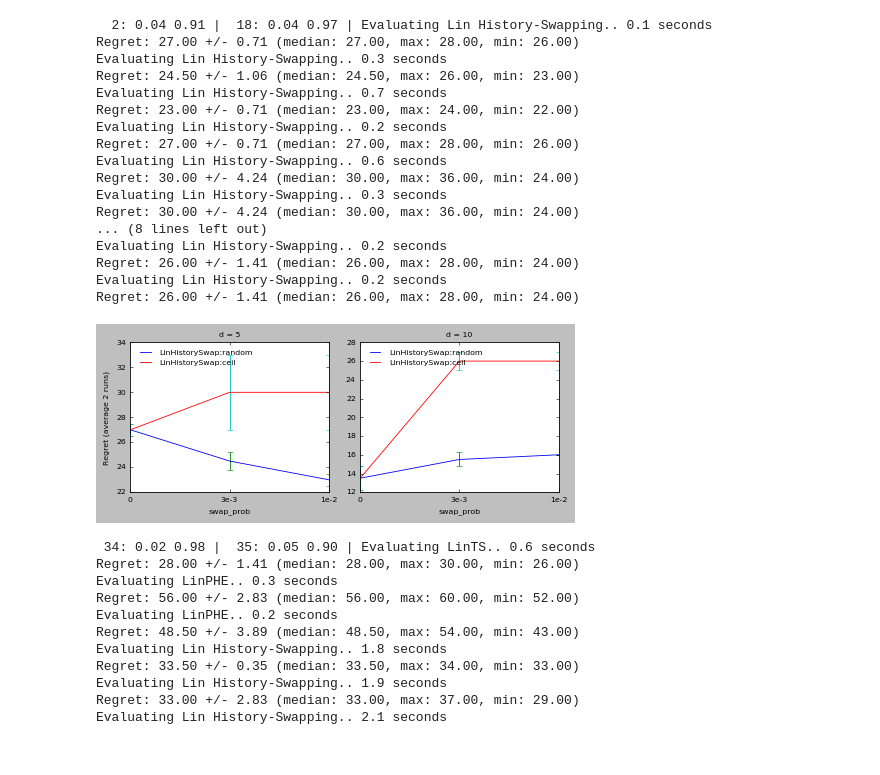
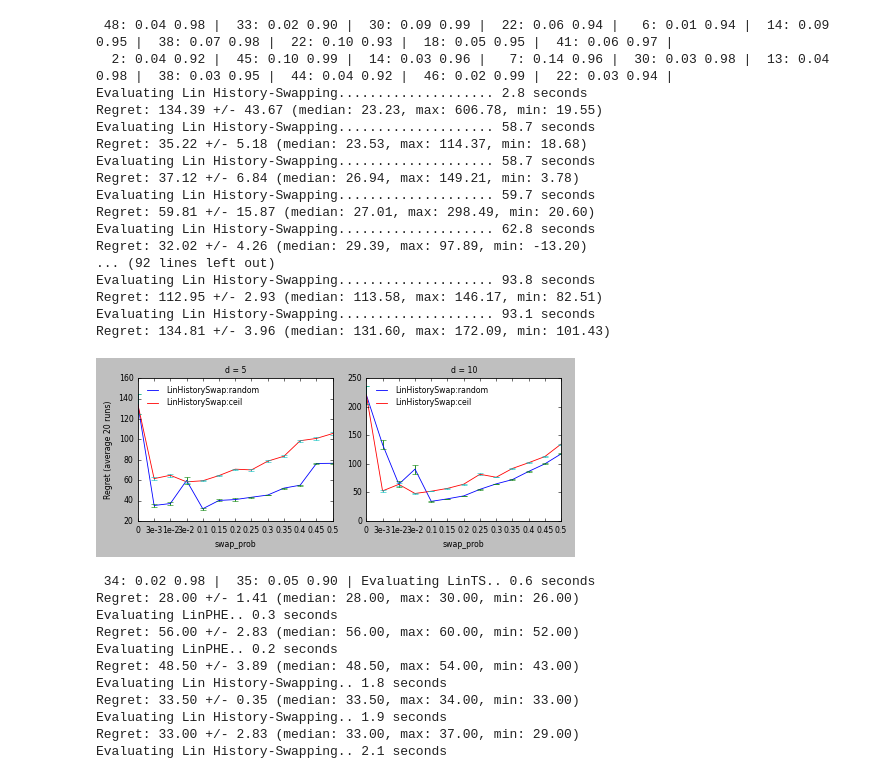
Before and after one commit to MyTHWN/Bandit-Randomization-Algorithms, a Jupyter notebook: notebooks/LinHSE_parallel.ipynb, the cells around one changed output. Cells and saved outputs as stored; diff of their text form; code cells hidden in the pictures.

```diff
--- a/notebooks/LinHSE_parallel.ipynb
+++ b/notebooks/LinHSE_parallel.ipynb
@@ -50,7 +50,7 @@ matplotlib 3.0.2
 # %%
 import datetime
 
-reward_noise = "bernoulli"
+reward_noise = "normal"
 
 swap_probs = [0, 3e-3, 1e-2, 3e-2, 0.1, 0.15, 0.2, 0.25, 0.3, 0.35, 0.4, 0.45, 0.5]
 swap_probs_labels = ['0', '3e-3', '1e-2', '3e-2', '0.1', '0.15', '0.2', '0.25',
@@ -107,51 +107,51 @@ for fig in range(2):
         for swap_prob in swap_probs:
             if d < 14:
                 regret, _ = evaluate_parallel(alg_class,
                     {"swap_prob": swap_prob, "sample_method": sample_method}, env, n, num_process=12)
             else:
                 regret, _ = evaluate(alg_class,
                     {"swap_prob": swap_prob, "sample_method": sample_method}, env, n)
 
             cum_regret = regret.sum(axis=0)
             regret_means.append(cum_regret.mean())
             regret_vars.append(cum_regret.std()/num_runs)
 
         plt.plot(x_axis, regret_means, dashes=linestyle2dashes('-'), label=alg+':'+sample_method)
         plt.errorbar(x_axis, regret_means, regret_vars, fmt="none")#, ecolor=colors[alg])
         plt.xticks(x_axis, swap_probs_labels)
 
   plt.title("d = %d" % d)
   plt.xlabel("swap_prob")
   if not fig:
     plt.ylabel("Regret (average {} runs)".format(num_runs))
   if fig <= 2:
     plt.legend(loc="upper left", frameon=False)
 
 plt.tight_layout()
 now = datetime.datetime.now()
 with open("../results/LinHS_vs_SwapProb_{}_{}_{}_{}.jpeg" \
           .format(now.month, now.day, now.hour, now.minute), "wb") as f:
   plt.savefig(f, format="jpeg", dpi=1200, bbox_inches=0)
 plt.show()
 # %% [output]
-  2: 0.04 0.91 |  18: 0.04 0.97 | Evaluating Lin History-Swapping.. 0.1 seconds
-Regret: 27.00 +/- 0.71 (median: 27.00, max: 28.00, min: 26.00)
-Evaluating Lin History-Swapping.. 0.3 seconds
-Regret: 24.50 +/- 1.06 (median: 24.50, max: 26.00, min: 23.00)
-Evaluating Lin History-Swapping.. 0.7 seconds
-Regret: 23.00 +/- 0.71 (median: 23.00, max: 24.00, min: 22.00)
-Evaluating Lin History-Swapping.. 0.2 seconds
-Regret: 27.00 +/- 0.71 (median: 27.00, max: 28.00, min: 26.00)
-Evaluating Lin History-Swapping.. 0.6 seconds
-Regret: 30.00 +/- 4.24 (median: 30.00, max: 36.00, min: 24.00)
-Evaluating Lin History-Swapping.. 0.3 seconds
-Regret: 30.00 +/- 4.24 (median: 30.00, max: 36.00, min: 24.00)
-... (8 lines left out)
-Evaluating Lin History-Swapping.. 0.2 seconds
-Regret: 26.00 +/- 1.41 (median: 26.00, max: 28.00, min: 24.00)
-Evaluating Lin History-Swapping.. 0.2 seconds
-Regret: 26.00 +/- 1.41 (median: 26.00, max: 28.00, min: 24.00)
+ 48: 0.04 0.98 |  33: 0.02 0.90 |  30: 0.09 0.99 |  22: 0.06 0.94 |   6: 0.01 0.94 |  14: 0.09 0.95 |  38: 0.07 0.98 |  22: 0.10 0.93 |  18: 0.05 0.95 |  41: 0.06 0.97 |
+  2: 0.04 0.92 |  45: 0.10 0.99 |  14: 0.03 0.96 |   7: 0.14 0.96 |  30: 0.03 0.98 |  13: 0.04 0.98 |  38: 0.03 0.95 |  44: 0.04 0.92 |  46: 0.02 0.99 |  22: 0.03 0.94 |
+Evaluating Lin History-Swapping.................... 2.8 seconds
+Regret: 134.39 +/- 43.67 (median: 23.23, max: 606.78, min: 19.55)
+Evaluating Lin History-Swapping.................... 58.7 seconds
+Regret: 35.22 +/- 5.18 (median: 23.53, max: 114.37, min: 18.68)
+Evaluating Lin History-Swapping.................... 58.7 seconds
+Regret: 37.12 +/- 6.84 (median: 26.94, max: 149.21, min: 3.78)
+Evaluating Lin History-Swapping.................... 59.7 seconds
+Regret: 59.81 +/- 15.87 (median: 27.01, max: 298.49, min: 20.60)
+Evaluating Lin History-Swapping.................... 62.8 seconds
+Regret: 32.02 +/- 4.26 (median: 29.39, max: 97.89, min: -13.20)
+... (92 lines left out)
+Evaluating Lin History-Swapping.................... 93.8 seconds
+Regret: 112.95 +/- 2.93 (median: 113.58, max: 146.17, min: 82.51)
+Evaluating Lin History-Swapping.................... 93.1 seconds
+Regret: 134.81 +/- 3.96 (median: 131.60, max: 172.09, min: 101.43)
-[figure, old version]
+[figure, new version]
 # %%
 import datetime
 
```
Also changed, not shown: parts of 1 cell of this notebook, 1 other file.
